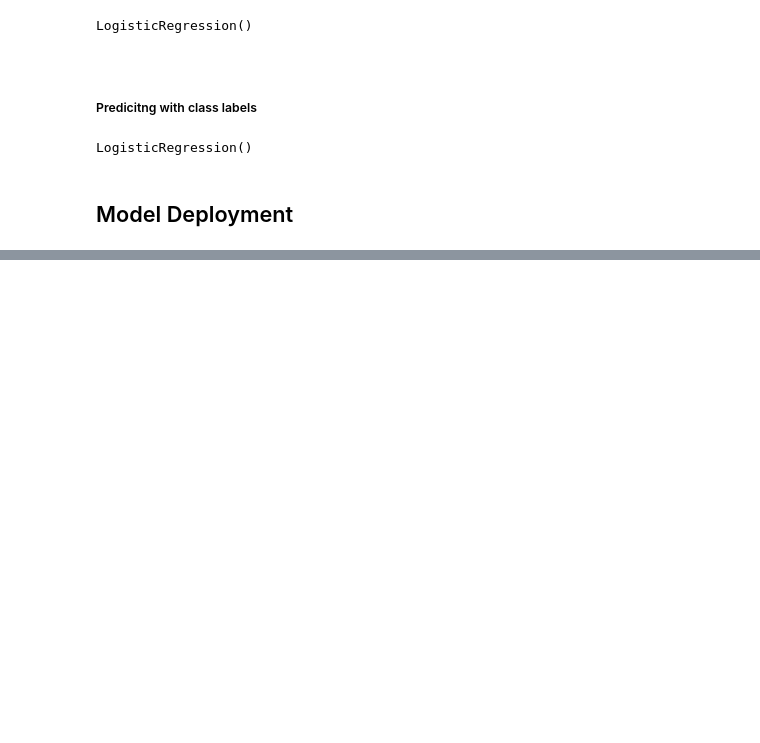
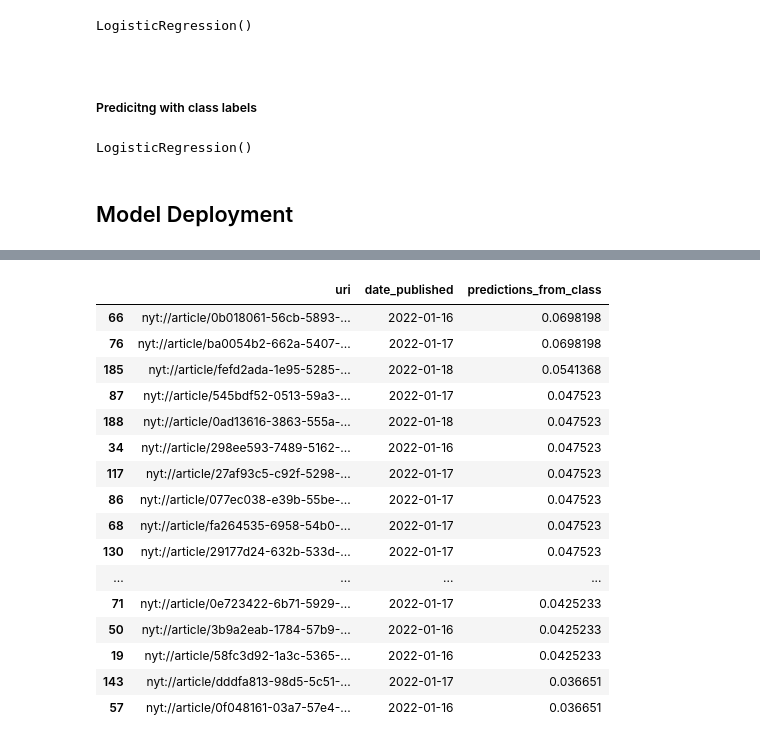
Before and after one commit to zach-hanly/nyt_predicting_shared_articles, a Jupyter notebook: modeling.ipynb, the cells around one changed output, grey strips where cells are left out. Saved outputs shown, nothing was run; the diff lists cells and outputs as text; code cells hidden in the pictures; blank space fills up the shorter version.

```diff
--- a/modeling.ipynb
+++ b/modeling.ipynb
@@ -936,0 +1007,17 @@ def save_predictions(prediction_day, proba_top_20, class_top_20):
+# %%
+snippet_class_pipe = Pipeline([('snippet_tok_cv', snippet_tok_cv),
+                               ('snippet_class_rf_tok', snippet_class_rf_tok)])
+# %%
+def class_nlp_pipeline(features, index):
+
+    headline_probs = headline_class_pipe.predict(features.headline)
+    keywords_probs = keywords_class_pipe.predict(features.keywords)
+    snippet_probs  = snippet_class_pipe.predict(features.snippet)
+    word_count_probs = word_count_log_reg.predict(features.word_count.values.reshape(-1, 1))
+
+    df = pd.DataFrame({'headline_probabilty': headline_probs,
+                       'keywords_probabilty': keywords_probs,
+                       'snippet_probabilty': snippet_probs,
+                       'word_count_probabilty': word_count_probs},
+                      index=index)
+    return df
@@ -936,0 +1035,2 @@ def save_predictions(prediction_day, proba_top_20, class_top_20):
+# %%
+class_for_pred = class_nlp_pipeline(df_feature_deploy, df_feature_deploy.index)
@@ -936,0 +1065,6 @@ def save_predictions(prediction_day, proba_top_20, class_top_20):
+# %%
+predictions_from_class = clf_class.predict_proba(class_for_pred)
+predictions_from_class = [x[1] for x in predictions_from_class]
+predictions_from_class = pd.Series(predictions_from_class, index=deployed_article_ids.index,
+                                   name='predictions_from_class')
+predictions_from_class
@@ -936,0 +1108,24 @@ def save_predictions(prediction_day, proba_top_20, class_top_20):
+# %%
+top_20_from_class = pd.DataFrame([deployed_article_ids, date_published, predictions_from_class]).T
+
+top_20_from_class.sort_values('predictions_from_class', ascending=False, inplace=True)
+top_20_from_class = top_20_from_class[:20]
+top_20_from_class
+# %% [output]
+|  | uri | date_published | predictions_from_class |
+| 66 | nyt://article/0b018061-56cb-5893-... | 2022-01-16 | 0.0698198 |
+| 76 | nyt://article/ba0054b2-662a-5407-... | 2022-01-17 | 0.0698198 |
+| 185 | nyt://article/fefd2ada-1e95-5285-... | 2022-01-18 | 0.0541368 |
+| 87 | nyt://article/545bdf52-0513-59a3-... | 2022-01-17 | 0.047523 |
+| 188 | nyt://article/0ad13616-3863-555a-... | 2022-01-18 | 0.047523 |
+| 34 | nyt://article/298ee593-7489-5162-... | 2022-01-16 | 0.047523 |
+| 117 | nyt://article/27af93c5-c92f-5298-... | 2022-01-17 | 0.047523 |
+| 86 | nyt://article/077ec038-e39b-55be-... | 2022-01-17 | 0.047523 |
+| 68 | nyt://article/fa264535-6958-54b0-... | 2022-01-17 | 0.047523 |
+| 130 | nyt://article/29177d24-632b-533d-... | 2022-01-17 | 0.047523 |
+| ... | ... | ... | ... |
+| 71 | nyt://article/0e723422-6b71-5929-... | 2022-01-17 | 0.0425233 |
+| 50 | nyt://article/3b9a2eab-1784-57b9-... | 2022-01-16 | 0.0425233 |
+| 19 | nyt://article/58fc3d92-1a3c-5365-... | 2022-01-16 | 0.0425233 |
+| 143 | nyt://article/dddfa813-98d5-5c51-... | 2022-01-17 | 0.036651 |
+| 57 | nyt://article/0f048161-03a7-57e4-... | 2022-01-16 | 0.036651 |
```
Also changed, not shown: parts of 76 cells of this notebook, 4 other files.
